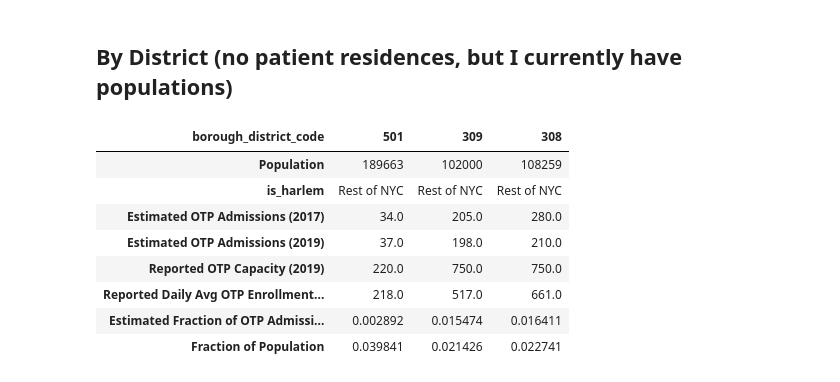
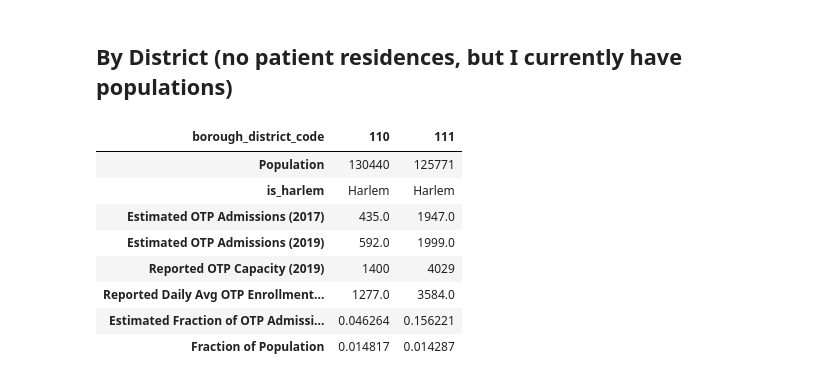
Before and after one commit to skritch/ghc-analysis, a Jupyter notebook: analysis/overconcentration_by_district.ipynb, the cells around one changed output. Cells and saved outputs as stored; diff of their text form; code cells hidden in the pictures.

```diff
--- a/analysis/overconcentration_by_district.ipynb
+++ b/analysis/overconcentration_by_district.ipynb
@@ -39,41 +39,41 @@ My goal is to make the "OTP programs are overconcentrated in Harlem" in a bunch
 # %%
 sql = """
 select
     borough_district_code,
-    district_population AS "Population",
+    population_2020 AS "Population",
     CASE WHEN is_harlem THEN 'Harlem' ELSE 'Rest of NYC' END AS is_harlem,
     total_admissions_3_2017 AS "Estimated OTP Admissions (2017)",
     total_admissions_3_2019 AS "Estimated OTP Admissions (2019)",
     otp_capacity AS "Reported OTP Capacity (2019)",
     avg_daily_enrollment_2019 AS "Reported Daily Avg OTP Enrollment (2019)"
 from district_otp_analysis
 """
 district_df = pd.read_sql(sql, con=db_url)
 district_df = district_df.fillna(0)
 
 for c in [
     'borough_district_code',
     'is_harlem'
 ]:
     district_df[c] = pd.Categorical(district_df[c])
 
 district_df['Estimated Fraction of OTP Admissions (2019)'] = district_df["Estimated OTP Admissions (2019)"] \
     / district_df["Estimated OTP Admissions (2019)"].sum()
 district_df['Fraction of Population'] = district_df["Population"] \
     / district_df["Population"].sum()
 
 district_df = district_df.set_index('borough_district_code')
-district_df.head(3).T
+district_df.T[[110, 111]]
 # %% [output]
-| borough_district_code | 501 | 309 | 308 |
-| Population | 189663 | 102000 | 108259 |
-| is_harlem | Rest of NYC | Rest of NYC | Rest of NYC |
-| Estimated OTP Admissions (2017) | 34.0 | 205.0 | 280.0 |
-| Estimated OTP Admissions (2019) | 37.0 | 198.0 | 210.0 |
-| Reported OTP Capacity (2019) | 220.0 | 750.0 | 750.0 |
-| Reported Daily Avg OTP Enrollment... | 218.0 | 517.0 | 661.0 |
-| Estimated Fraction of OTP Admissi... | 0.002892 | 0.015474 | 0.016411 |
-| Fraction of Population | 0.039841 | 0.021426 | 0.022741 |
+| borough_district_code | 110 | 111 |
+| Population | 130440 | 125771 |
+| is_harlem | Harlem | Harlem |
+| Estimated OTP Admissions (2017) | 435.0 | 1947.0 |
+| Estimated OTP Admissions (2019) | 592.0 | 1999.0 |
+| Reported OTP Capacity (2019) | 1400 | 4029 |
+| Reported Daily Avg OTP Enrollment... | 1277.0 | 3584.0 |
+| Estimated Fraction of OTP Admissi... | 0.046264 | 0.156221 |
+| Fraction of Population | 0.014817 | 0.014287 |
 # %%
 measures = [
     'Estimated OTP Admissions (2017)',
```
Also changed, not shown: parts of 3 cells of this notebook, 6 other files.
